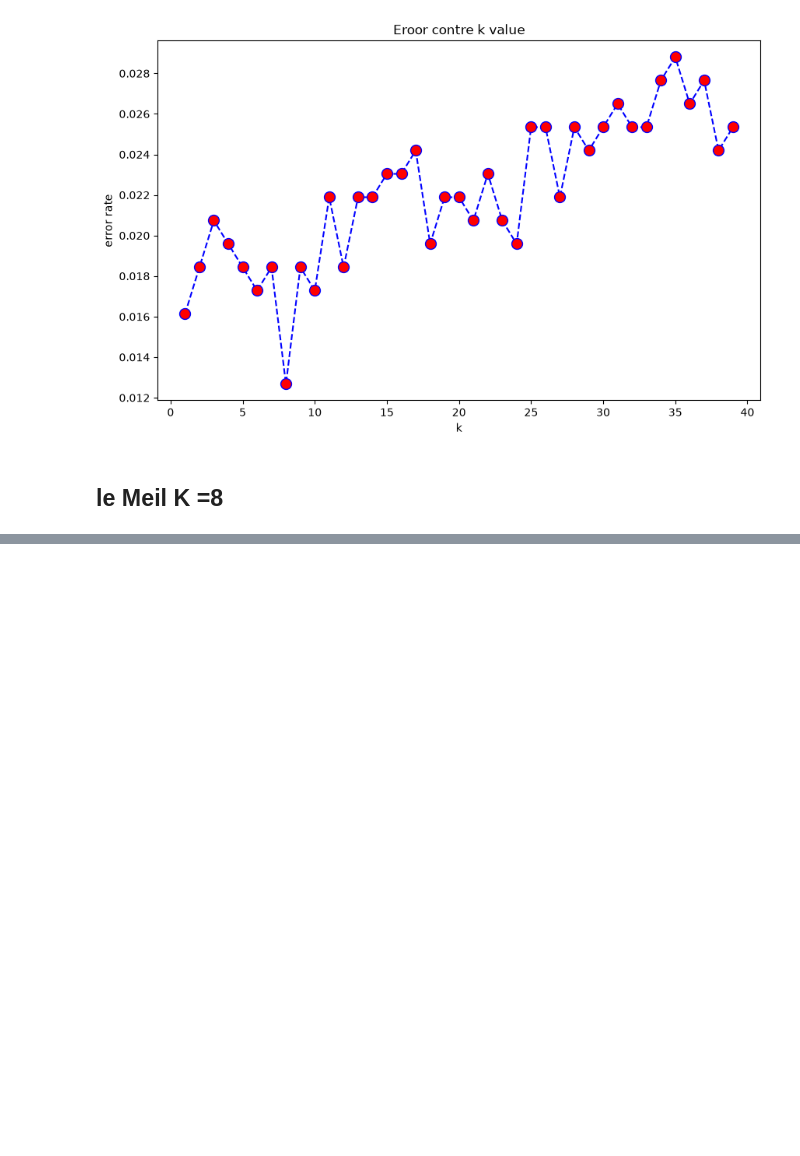
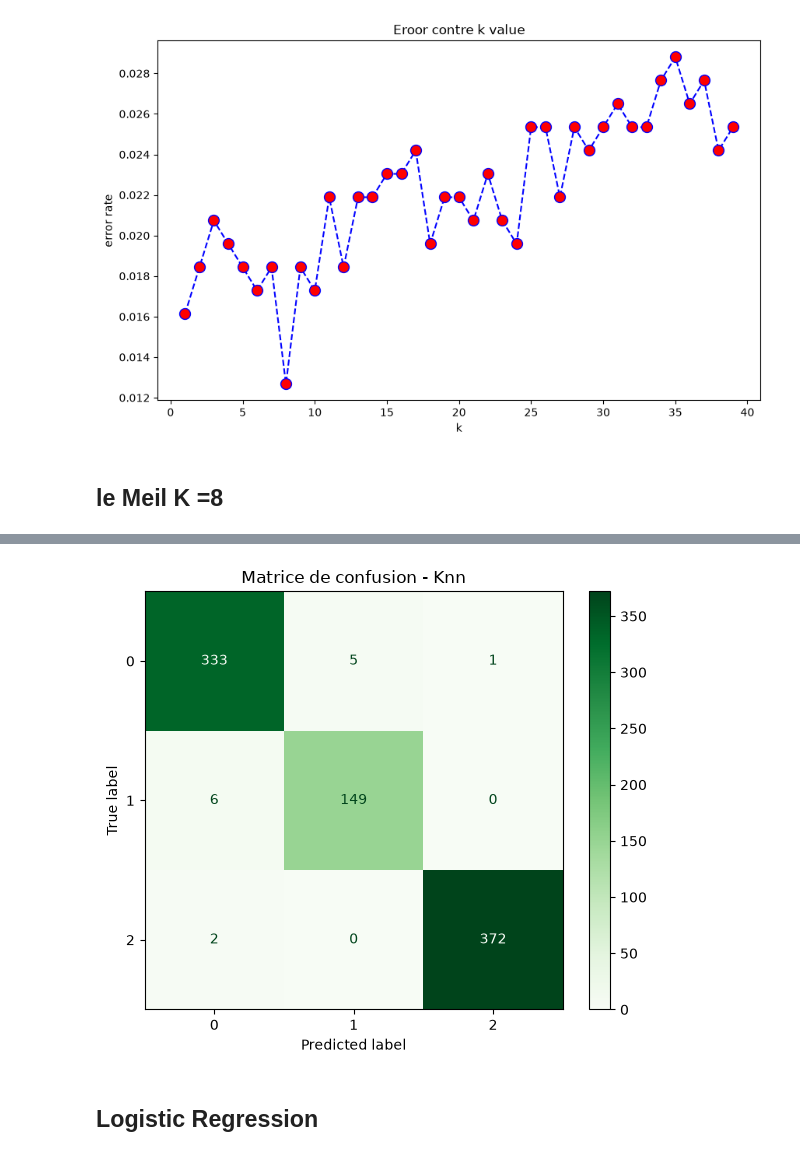
Before and after one commit to Oumohgh/ClientIQ, a Jupyter notebook: Notebook.ipynb, the cells around one changed output, grey strips where cells are left out. Cells and saved outputs as stored; diff of their text form; code cells hidden in the pictures; blank space fills up the shorter version.

```diff
--- a/Notebook.ipynb
+++ b/Notebook.ipynb
@@ -731,0 +760,13 @@ NameError: name 'confusion_matrix' is not defined
+# %%
+
+M_BestK=confusion_matrix(Y_test,pred)
+fig, ax = plt.subplots(figsize=(6, 5))
+disp = ConfusionMatrixDisplay(confusion_matrix=M_BestK, display_labels=sorted(y.unique()))
+disp.plot(ax=ax, cmap='Greens')
+ax.set_title('Matrice de confusion - Knn')
+plt.tight_layout()
+plt.show()
+# %% [output]
+[figure, added]
+# %% [markdown]
+## Logistic Regression
```
Also changed, not shown: parts of 19 cells of this notebook, 3 other files.
